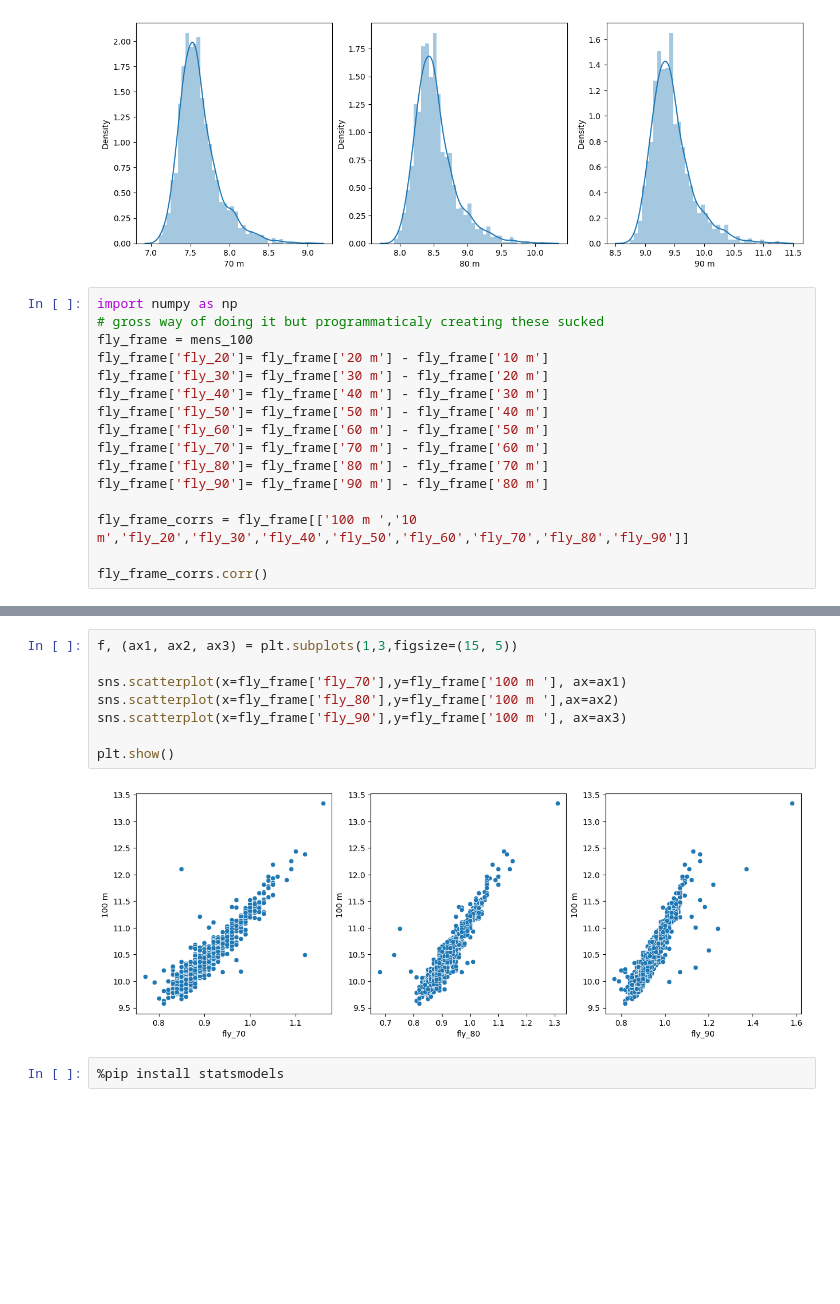
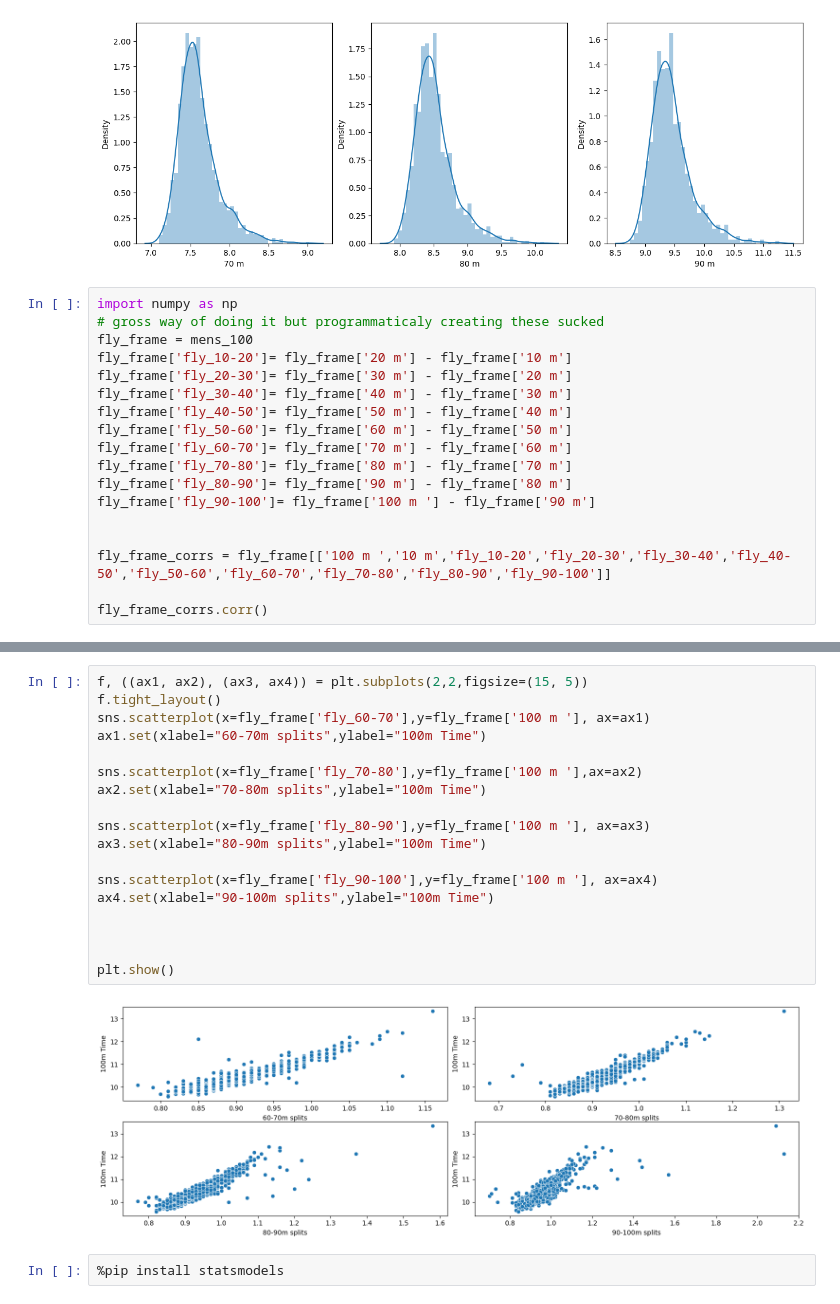
Before and after one commit to edrapac/TrackAndFieldAnalytics, a Jupyter notebook: TrackAnalytics.ipynb, the cells around one changed output, grey strips where cells are left out. Drawn from its saved outputs; the diff is of its cells as text; blank space fills up the shorter version.

Commit message:
splits!

```diff
--- a/TrackAnalytics.ipynb
+++ b/TrackAnalytics.ipynb
@@ -206,16 +206,18 @@ plt.show()
 import numpy as np
 # gross way of doing it but programmaticaly creating these sucked
 fly_frame = mens_100
-fly_frame['fly_20']= fly_frame['20 m'] - fly_frame['10 m']
-fly_frame['fly_30']= fly_frame['30 m'] - fly_frame['20 m']
-fly_frame['fly_40']= fly_frame['40 m'] - fly_frame['30 m']
-fly_frame['fly_50']= fly_frame['50 m'] - fly_frame['40 m']
-fly_frame['fly_60']= fly_frame['60 m'] - fly_frame['50 m']
-fly_frame['fly_70']= fly_frame['70 m'] - fly_frame['60 m']
-fly_frame['fly_80']= fly_frame['80 m'] - fly_frame['70 m']
-fly_frame['fly_90']= fly_frame['90 m'] - fly_frame['80 m']
+fly_frame['fly_10-20']= fly_frame['20 m'] - fly_frame['10 m']
+fly_frame['fly_20-30']= fly_frame['30 m'] - fly_frame['20 m']
+fly_frame['fly_30-40']= fly_frame['40 m'] - fly_frame['30 m']
+fly_frame['fly_40-50']= fly_frame['50 m'] - fly_frame['40 m']
+fly_frame['fly_50-60']= fly_frame['60 m'] - fly_frame['50 m']
+fly_frame['fly_60-70']= fly_frame['70 m'] - fly_frame['60 m']
+fly_frame['fly_70-80']= fly_frame['80 m'] - fly_frame['70 m']
+fly_frame['fly_80-90']= fly_frame['90 m'] - fly_frame['80 m']
+fly_frame['fly_90-100']= fly_frame['100 m '] - fly_frame['90 m']
 
-fly_frame_corrs = fly_frame[['100 m ','10 m','fly_20','fly_30','fly_40','fly_50','fly_60','fly_70','fly_80','fly_90']]
+
+fly_frame_corrs = fly_frame[['100 m ','10 m','fly_10-20','fly_20-30','fly_30-40','fly_40-50','fly_50-60','fly_60-70','fly_70-80','fly_80-90','fly_90-100']]
 
 fly_frame_corrs.corr()
 # %% [output]
@@ -260,13 +280,23 @@ plt.show()
 # %%
-f, (ax1, ax2, ax3) = plt.subplots(1,3,figsize=(15, 5))
+f, ((ax1, ax2), (ax3, ax4)) = plt.subplots(2,2,figsize=(15, 5))
+f.tight_layout()
+sns.scatterplot(x=fly_frame['fly_60-70'],y=fly_frame['100 m '], ax=ax1)
+ax1.set(xlabel="60-70m splits",ylabel="100m Time")
 
-sns.scatterplot(x=fly_frame['fly_70'],y=fly_frame['100 m '], ax=ax1)
-sns.scatterplot(x=fly_frame['fly_80'],y=fly_frame['100 m '],ax=ax2)
-sns.scatterplot(x=fly_frame['fly_90'],y=fly_frame['100 m '], ax=ax3)
+sns.scatterplot(x=fly_frame['fly_70-80'],y=fly_frame['100 m '],ax=ax2)
+ax2.set(xlabel="70-80m splits",ylabel="100m Time")
+
+sns.scatterplot(x=fly_frame['fly_80-90'],y=fly_frame['100 m '], ax=ax3)
+ax3.set(xlabel="80-90m splits",ylabel="100m Time")
+
+sns.scatterplot(x=fly_frame['fly_90-100'],y=fly_frame['100 m '], ax=ax4)
+ax4.set(xlabel="90-100m splits",ylabel="100m Time")
+
+
 
 plt.show()
 # %% [output]
-[figure, old version]
+[figure, new version]
 # %%
 %pip install statsmodels
 # %%
```
Also changed, not shown: parts of 5 cells of this notebook.
